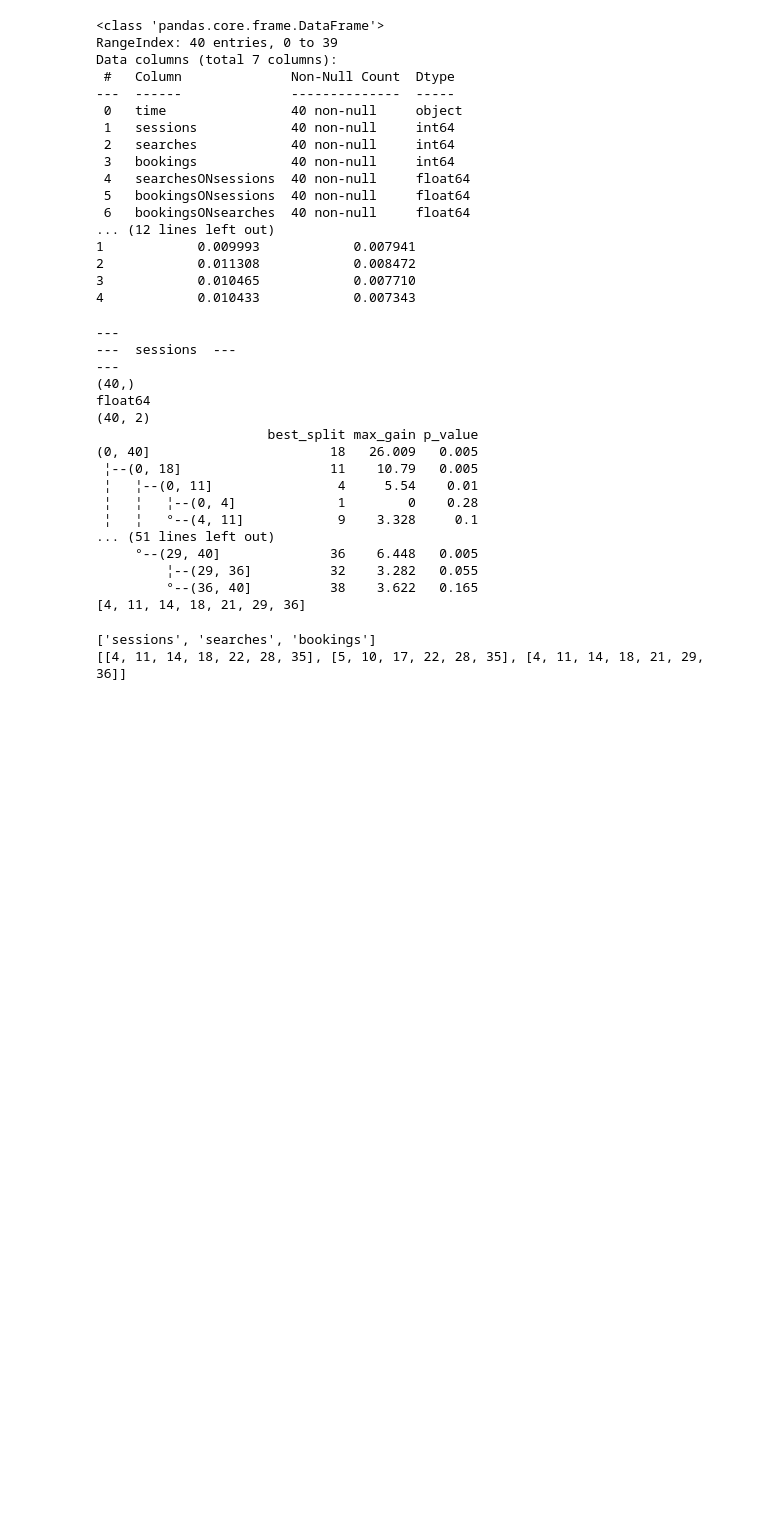
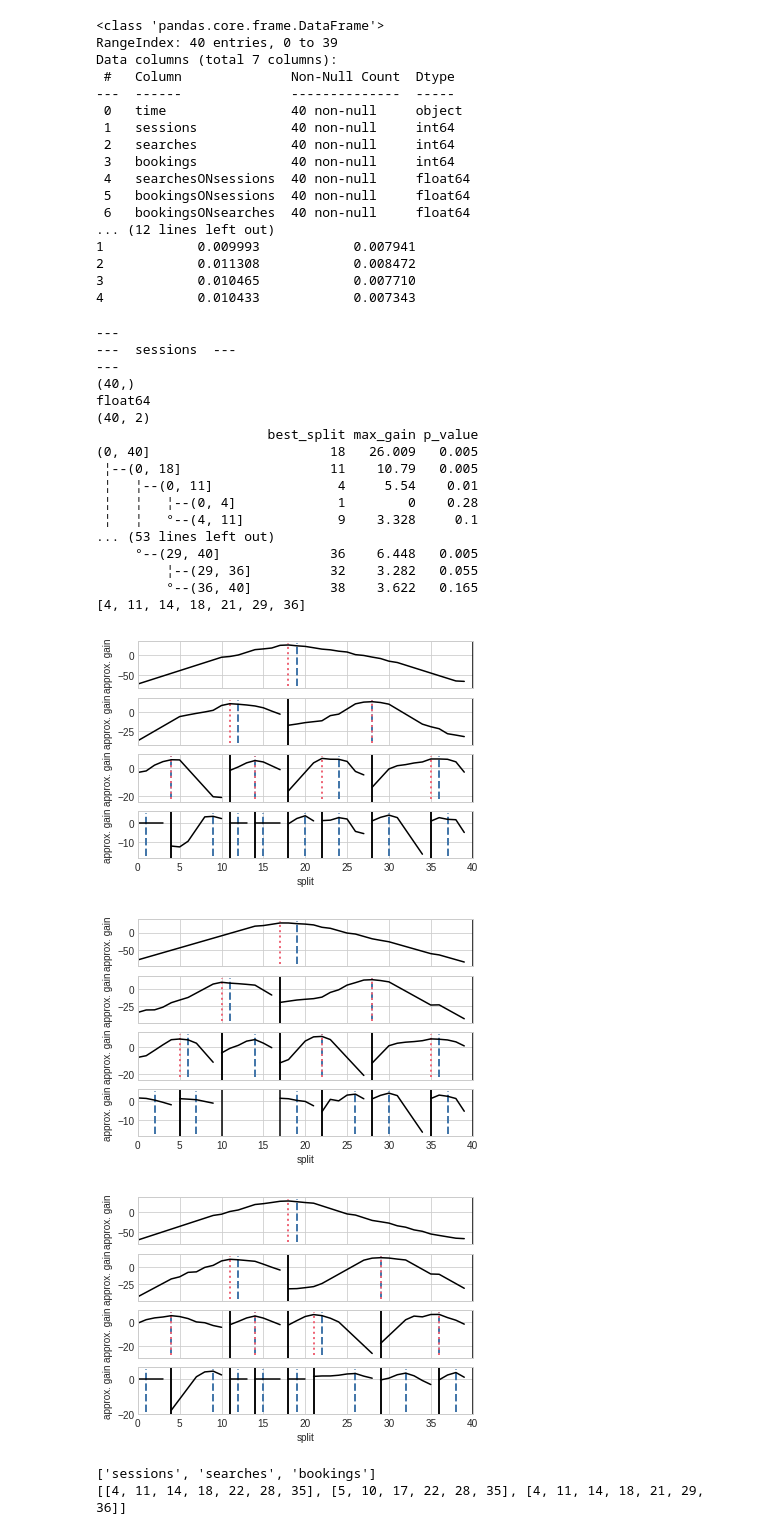
Before and after one commit to pddiste/TimeSeries, a Jupyter notebook: UK_changeforest_01.ipynb, the cells around one changed output. Cells and saved outputs as stored; diff of their text form; code cells hidden in the pictures; blank space fills up the shorter version.

```diff
--- a/UK_changeforest_01.ipynb
+++ b/UK_changeforest_01.ipynb
@@ -54,6 +54,7 @@ varTest = ['sessions', 'searches', 'bookings']
 
 splitPoints=[]
 
+ivv = 0
 for vv in varTest:
 
     print('---')
@@ -63,6 +64,14 @@ for vv in varTest:
     d= uk[vv].shape[0]
     ss = np.full((d), 0.0)
     ss = uk[vv]
+
+    if ivv == 0:
+      sessions = uk[vv]
+    else:
+      if ivv == 1:
+        searches = uk[vv]
+      else:
+        bookings = uk[vv]
 
     #print(ss.dtype)
     print(ss.shape)
@@ -72,34 +81,43 @@ for vv in varTest:
     print(x.shape)
 
     x[:,1] = ss
 
     a = np.arange(0.0, 40)
     x[:,0] = a
     #print(x)
 
     result = changeforest(x, "random_forest", "bs")
     print(result)
     print(result.split_points())
 
+    result.plot().show()
+
+    print(" ")
+
     splitPoints.append(result.split_points())
+
+    ivv += 1
 # %% [output]
 ---
 ---  sessions  ---
 ---
 (40,)
 float64
 (40, 2)
                       best_split max_gain p_value
 (0, 40]                       18   26.009   0.005
  ¦--(0, 18]                   11    10.79   0.005
  ¦   ¦--(0, 11]                4     5.54    0.01
  ¦   ¦   ¦--(0, 4]             1        0    0.28
  ¦   ¦   °--(4, 11]            9    3.328     0.1
-... (51 lines left out)
+... (53 lines left out)
      °--(29, 40]              36    6.448   0.005
          ¦--(29, 36]          32    3.282   0.055
          °--(36, 40]          38    3.622   0.165
 [4, 11, 14, 18, 21, 29, 36]
+[figure, added]
+[figure, added]
+[figure, added]
 # %%
 print(varTest)
 print(splitPoints)
```
Also changed, not shown: parts of 6 cells of this notebook.
